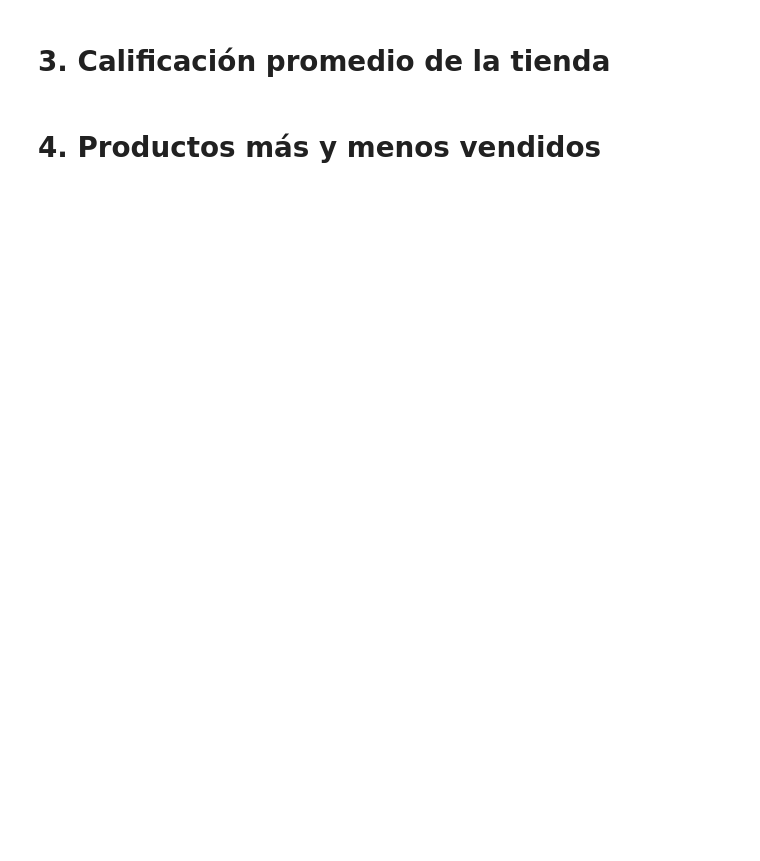
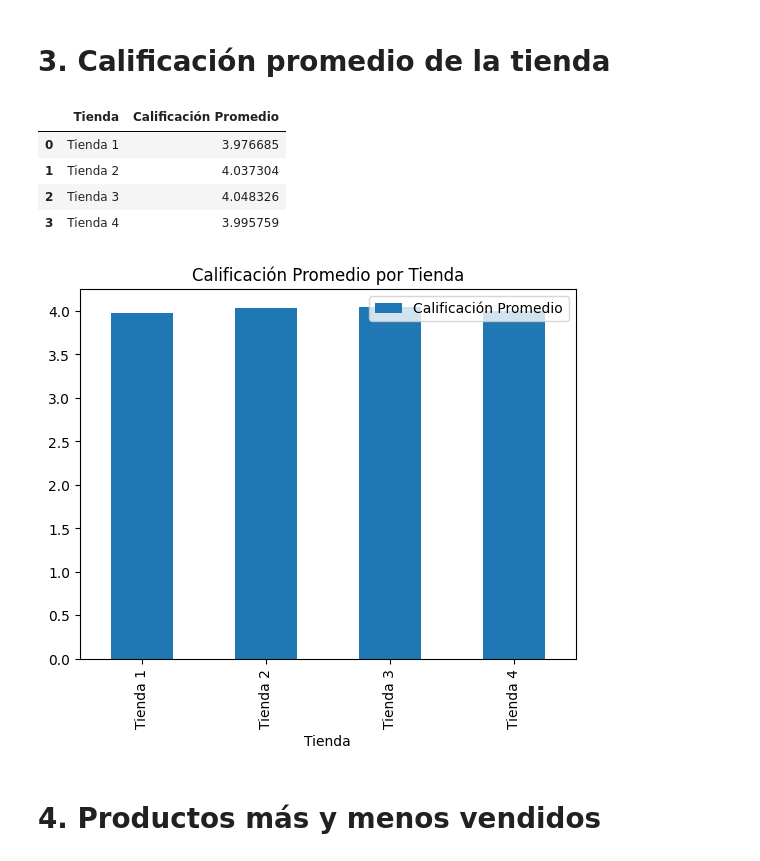
Before and after one commit to joaquincdlg/challenge1-data-science-latam, a Jupyter notebook: alurastorelatam.ipynb, the cells around one changed output. Cells and saved outputs as stored; diff of their text form; code cells hidden in the pictures; blank space fills up the shorter version.

```diff
--- a/alurastorelatam.ipynb
+++ b/alurastorelatam.ipynb
@@ -61,4 +77,22 @@ cantidad_categoria.plot(kind="bar", title="Cantidad de Productos por Categoría"
 # %% [markdown]
 # 3. Calificación promedio de la tienda
+# %%
+calificacion=tienda["Calificación"].mean()
+calificacion2=tienda2["Calificación"].mean()
+calificacion3=tienda3["Calificación"].mean()
+calificacion4=tienda4["Calificación"].mean()
+calificacion_total=pd.DataFrame({
+    "Tienda":["Tienda 1","Tienda 2","Tienda 3","Tienda 4"],
+    "Calificación Promedio":[calificacion,calificacion2,calificacion3,calificacion4]
+})
+calificacion_total.plot(x="Tienda", y="Calificación Promedio", kind="bar", title="Calificación Promedio por Tienda", )
+calificacion_total
+# %% [output]
+|  | Tienda | Calificación Promedio |
+| 0 | Tienda 1 | 3.976685 |
+| 1 | Tienda 2 | 4.037304 |
+| 2 | Tienda 3 | 4.048326 |
+| 3 | Tienda 4 | 3.995759 |
+[figure, added]
 # %% [markdown]
 # 4. Productos más y menos vendidos
```
Also changed, not shown: parts of 13 cells of this notebook.
